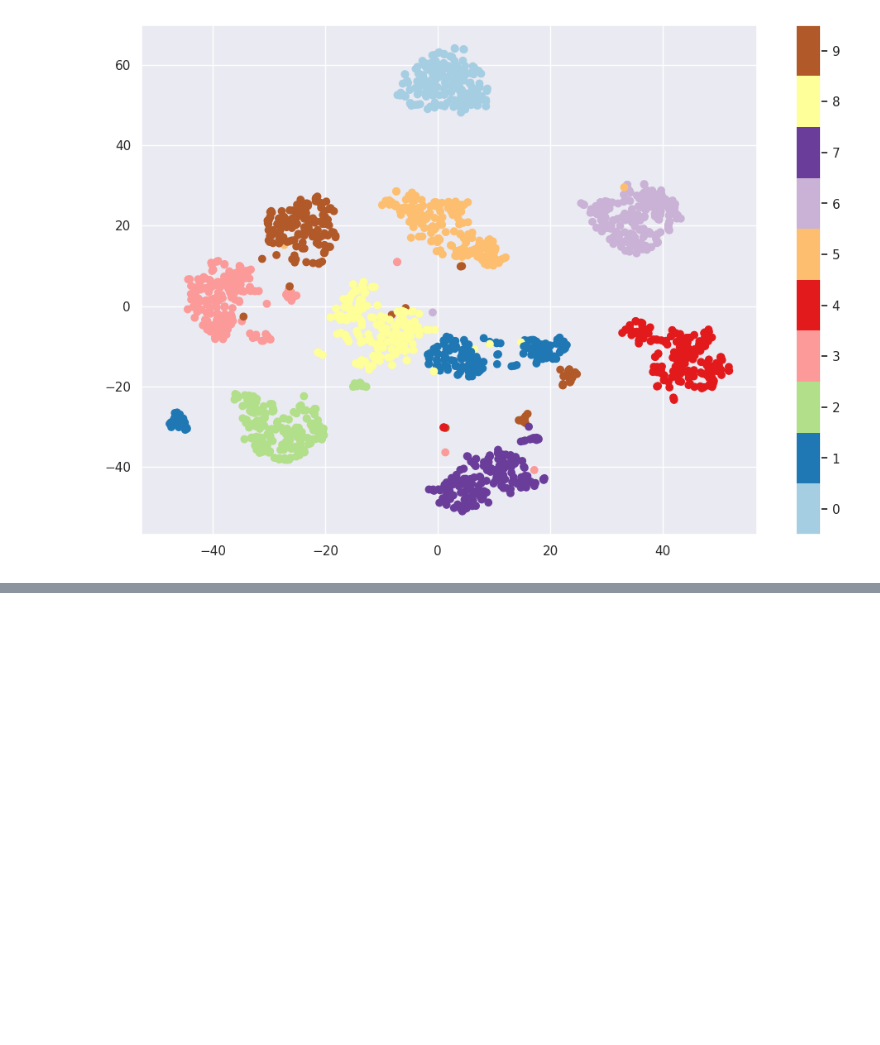
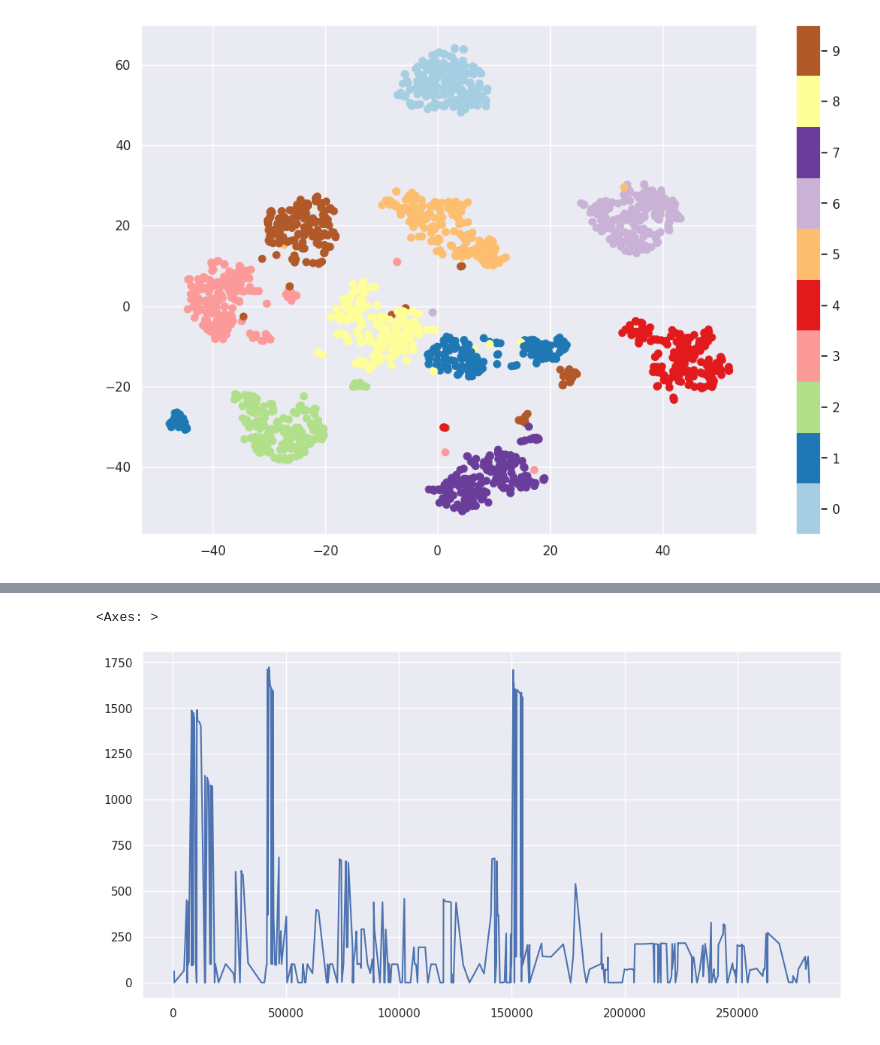
Before and after one commit to pbwauyo/learn-ml, a Jupyter notebook: 8 - pca.ipynb, the cells around one changed output, grey strips where cells are left out. Saved outputs shown, nothing was run; the diff lists cells and outputs as text; code cells hidden in the pictures; blank space fills up the shorter version.

```diff
--- a/8 - pca.ipynb
+++ b/8 - pca.ipynb
@@ -165,0 +209,5 @@ plt.clim(-0.5, 9.5)
+# %%
+fraud_scores.plot(figsize=(12,6))
+# %% [output]
+<Axes: >
+[figure, added]
```
Also changed, not shown: parts of 20 cells of this notebook.
